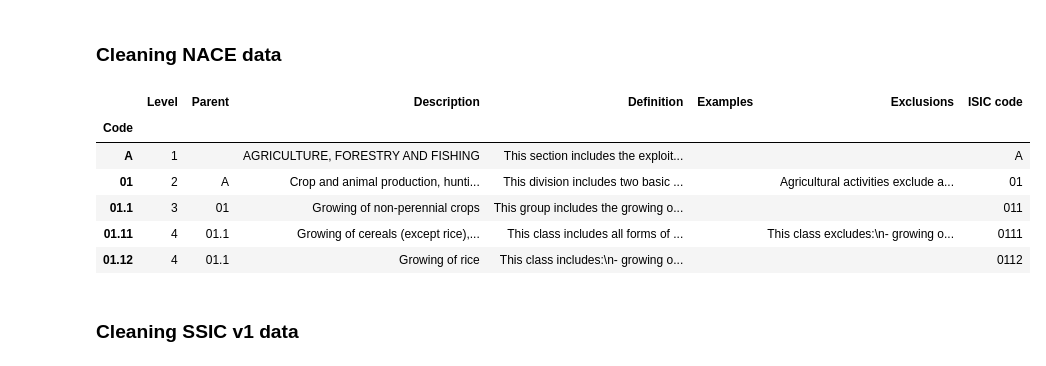
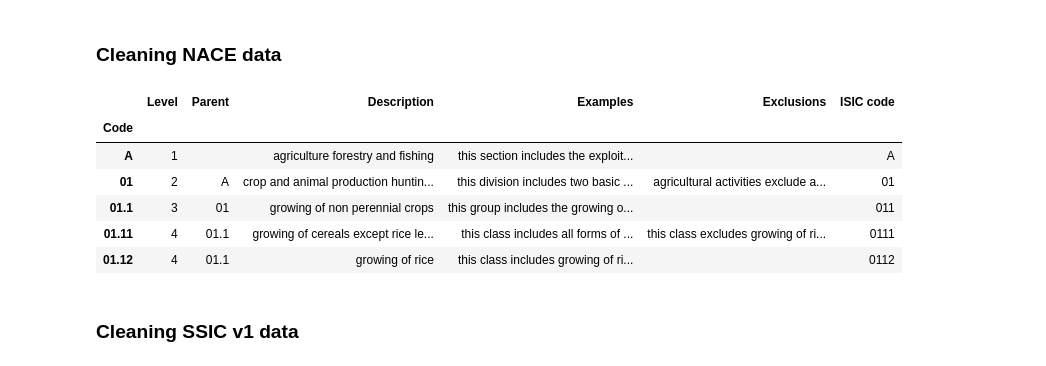
Before and after one commit to vegetablestabber/internship-one, a Jupyter notebook: Test.ipynb, the cells around one changed output. Drawn from its saved outputs; the diff is of its cells as text; code cells hidden in the pictures.

```diff
--- a/Test.ipynb
+++ b/Test.ipynb
@@ -85,7 +85,7 @@ def default_clean(df):
 
     ## If the dataframe doesn't ISIC code data
     if "ISIC code" in df:
-        df.iloc[:, 2:-1] = df.loc[:].iloc[:-1].map(
+        df.iloc[:, 2:-1] = df.iloc[:, 2:-1].map(
             lambda x: x.lower() if isinstance(x, str) else x
         )
 
@@ -135,38 +135,38 @@ ISIC_df.head()
 # %%
 # Read the Excel file
 NACE_df = pd.read_excel("data/NACE Rev. 2.xlsx")
 
 # Replace NaN values with empty strings
 NACE_df = NACE_df.fillna("")
 
 # Set the 'Code' column as the index
 NACE_df = NACE_df.set_index("Code")
 
 # Rename columns
 NACE_df = NACE_df.rename(columns={
     "This item includes": "Examples",
     "This item excludes": "Exclusions",
     "Reference to ISIC Rev. 4": "ISIC code"
 })
 
 # Concatenate the columns "This item also includes" and "Definition"
 NACE_df["Examples"] += " " + NACE_df["This item also includes"]
 
 # Drop columns
-NACE_df = NACE_df.drop(columns=["Order", "This item also includes"])
+NACE_df = NACE_df.drop(columns=["Order", "Rulings", "This item also includes"])
 
 # Extra cleaning techniques
-# default_clean(NACE_df)
+default_clean(NACE_df)
 
 NACE_df.head()
 # %% [output]
-|  | Level | Parent | Description | Definition | Examples | Exclusions | ISIC code |
-| Code |  |  |  |  |  |  |  |
-| A | 1 |  | AGRICULTURE, FORESTRY AND FISHING | This section includes the exploit... |  |  | A |
-| 01 | 2 | A | Crop and animal production, hunti... | This division includes two basic ... |  | Agricultural activities exclude a... | 01 |
-| 01.1 | 3 | 01 | Growing of non-perennial crops | This group includes the growing o... |  |  | 011 |
-| 01.11 | 4 | 01.1 | Growing of cereals (except rice),... | This class includes all forms of ... |  | This class excludes:\n- growing o... | 0111 |
-| 01.12 | 4 | 01.1 | Growing of rice | This class includes:\n- growing o... |  |  | 0112 |
+|  | Level | Parent | Description | Examples | Exclusions | ISIC code |
+| Code |  |  |  |  |  |  |
+| A | 1 |  | agriculture forestry and fishing | this section includes the exploit... |  | A |
+| 01 | 2 | A | crop and animal production huntin... | this division includes two basic ... | agricultural activities exclude a... | 01 |
+| 01.1 | 3 | 01 | growing of non perennial crops | this group includes the growing o... |  | 011 |
+| 01.11 | 4 | 01.1 | growing of cereals except rice le... | this class includes all forms of ... | this class excludes growing of ri... | 0111 |
+| 01.12 | 4 | 01.1 | growing of rice | this class includes growing of ri... |  | 0112 |
 # %% [markdown]
 ### Cleaning SSIC v1 data
 # %%
```
Also changed, not shown: parts of 2 cells of this notebook, 7 other files.
